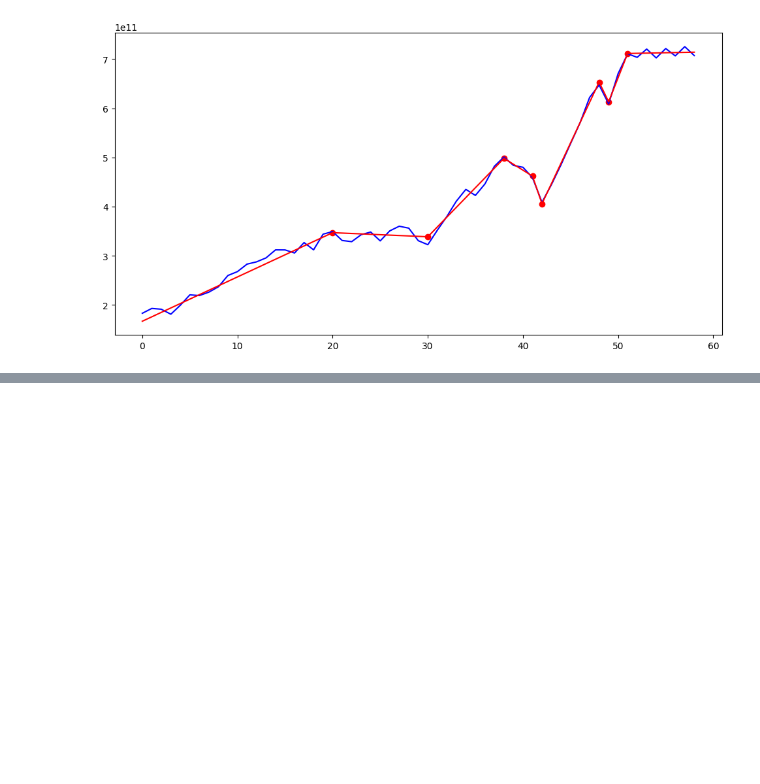
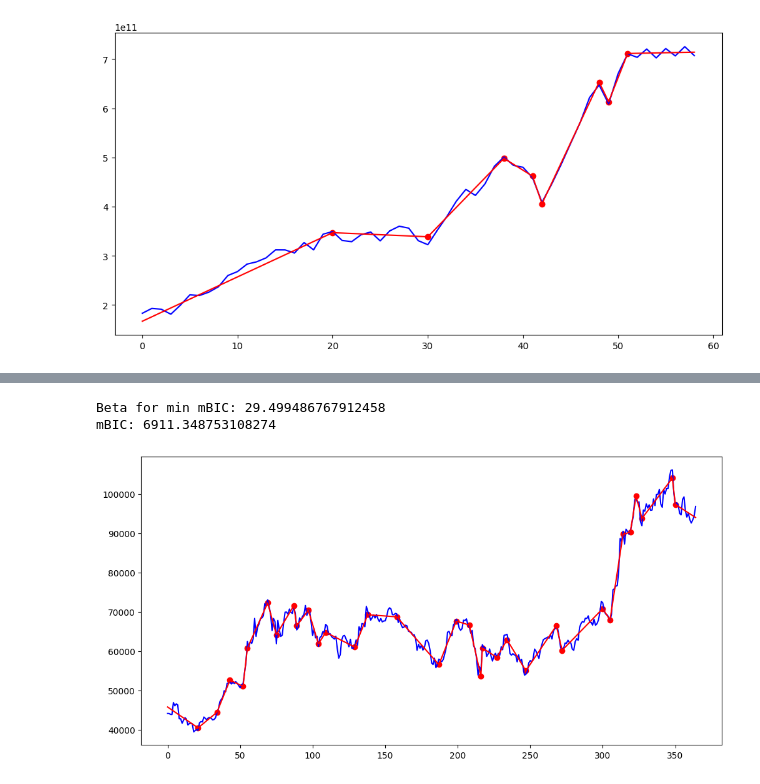
Before and after one commit to QMoayedpour/CPD_MVA, a Jupyter notebook: ntbk/synth_data.ipynb, the cells around one changed output, grey strips where cells are left out. Cells and saved outputs as stored; diff of their text form; code cells hidden in the pictures; blank space fills up the shorter version.

```diff
--- a/ntbk/synth_data.ipynb
+++ b/ntbk/synth_data.ipynb
@@ -66,0 +102,6 @@ BIC: 3966.224202072278
+# %%
+detector.compute_max_criterion(beta_range=np.linspace(5, 100, 95), criterion="mBIC", log_n=True)
+# %% [output]
+Beta for min mBIC: 29.499486767912458
+mBIC: 6911.348753108274
+[figure, added]
```
Also changed, not shown: parts of 16 cells of this notebook, 2 other files.
